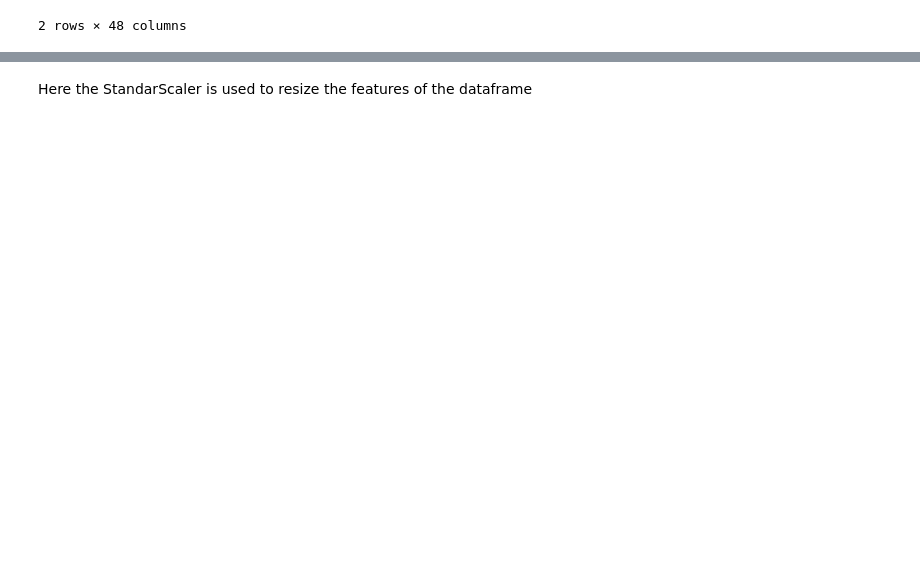
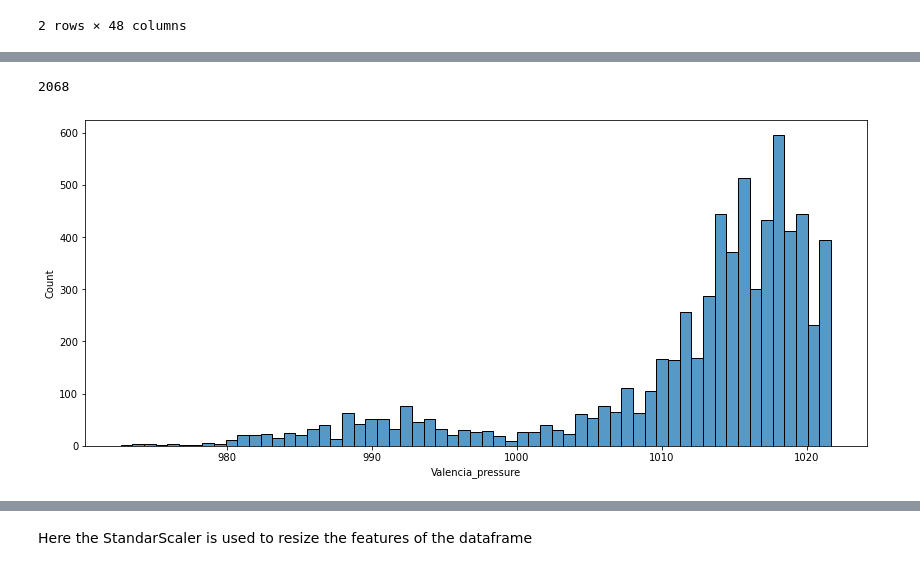
Before and after one commit to Explore-AI/load-shortfall-regression-predict-api, a Jupyter notebook: RegressionPredict.ipynb, the cells around one changed output, grey strips where cells are left out. Cells and saved outputs as stored; diff of their text form; code cells hidden in the pictures; blank space fills up the shorter version.

```diff
--- a/RegressionPredict.ipynb
+++ b/RegressionPredict.ipynb
@@ -621,0 +417,16 @@ response_y = df2['load_shortfall_3h']
+# %%
+#converting the time column to datetime data type
+df_train['time'] = pd.to_datetime(df_train['time'])
+# %%
+#creating the temporal features
+df_train['Day_of_Week'] = df_train['time'].dt.dayofweek
+df_train['Week_of_Year'] = df_train['time'].dt.weekofyear
+df_train['Day_of_Year'] = df_train['time'].dt.dayofyear
+df_train['Month_of_Year'] = pd.DatetimeIndex(df_train['time']).month #Actual Month
+df_train['Year'] = pd.DatetimeIndex(df_train['time']).year #Actual Year
+df_train['Day_of_Month'] = pd.DatetimeIndex(df_train['time']).day #Day of month
+df_train['Hour_of_Day'] = pd.DatetimeIndex(df_train['time']).hour #Hour of day
+df_train['Hour_of_Year'] = (df_train['time'].dt.dayofyear )* 24 + df_train['time'].dt.hour #Hour of year -1
+df_train['Hour_of_Week'] = (df_train['time'].dt.dayofweek ) * 24 +  df_train['time'].dt.hour #Hour of week
+#df_train = df_train.drop('time', axis=1)
+df_train.head()
@@ -621,0 +456,11 @@ response_y = df2['load_shortfall_3h']
+# %%
+#count the number of null values in each column
+df_train['Valencia_pressure'].isnull().sum()
+# %% [output]
+2068
+# %%
+#histogram of the feature with the missing value (Valencia_pressure)
+fig, ax = plt.subplots(figsize=(14, 6))
+sns.histplot(df_train['Valencia_pressure'], ax=ax);
+# %% [output]
+[figure, added]
```
Also changed, not shown: parts of 120 cells of this notebook.
